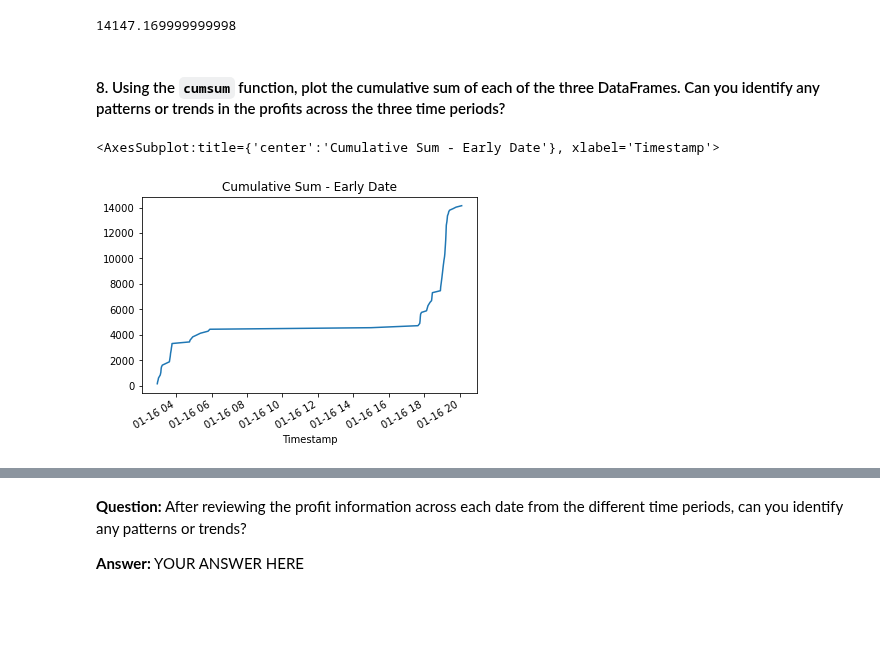
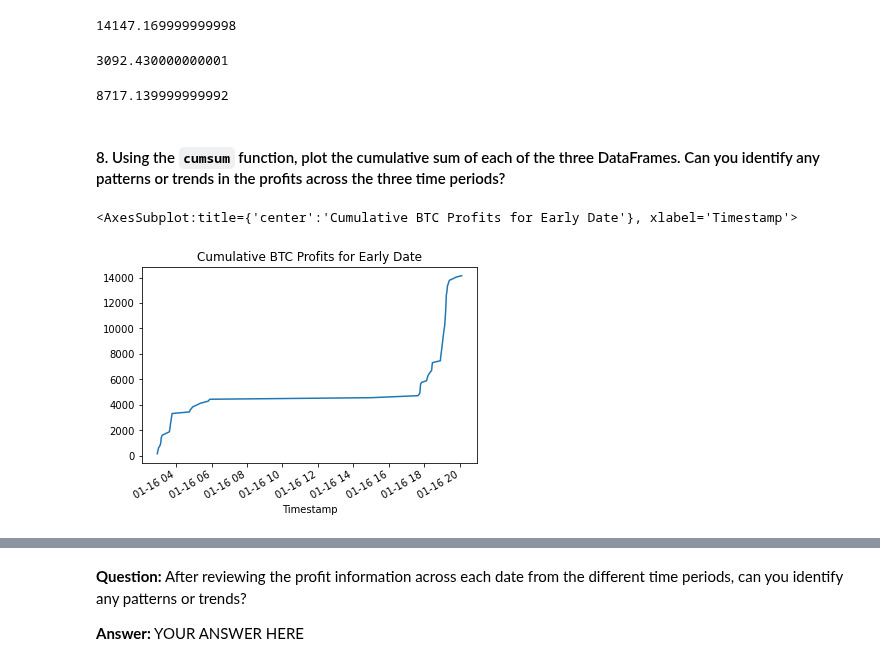
Before and after one commit to madut97/challenge3, a Jupyter notebook: crypto_arbitrage.ipynb, the cells around one changed output, grey strips where cells are left out. Saved outputs shown, nothing was run; the diff lists cells and outputs as text; code cells hidden in the pictures; blank space fills up the shorter version.

```diff
--- a/crypto_arbitrage.ipynb
+++ b/crypto_arbitrage.ipynb
@@ -492,8 +501,9 @@ Name: Close, dtype: float64
 # %%
 # For the date early in the dataset, calculate the spread returns by dividing the instances when the arbitrage spread is positive (> 0)
 # by the price of Bitcoin from the exchange you are buying on (the lower-priced exchange).
-spread_return_early=
+spread_return_early = arbitrage_spread_early_new[arbitrage_spread_early_new >0]/bit_early_date
 
 # Review the spread return DataFrame
-# YOUR CODE HERE
+
+spread_return_early.head()
 # %% [output]
@@ -503,8 +519,8 @@ SyntaxError: invalid syntax (1471430092.py, line 3)
 # %%
 # For the date early in the dataset, determine the number of times your trades with positive returns
 # exceed the 1% minimum threshold (.01) that you need to cover your costs
-profitable_trades_early = # YOUR CODE HERE
+profitable_trades_early = spread_return_early[spread_return_early> .01]
 
 # Review the first five profitable trades
-# YOUR CODE HERE
+profitable_trades_early.head()
 # %% [output]
@@ -520,11 +644,11 @@ SyntaxError: invalid syntax (1248570523.py, line 3)
 # %%
 # For the date early in the dataset, calculate the potential profit per trade in dollars
 # Multiply the profitable trades by the cost of the Bitcoin that was purchased
-profit_early = # YOUR CODE HERE
+profit_early = profitable_trades_early * bit_early_date
 
 # Drop any missing values from the profit DataFrame
-profit_per_trade_early = # YOUR CODE HERE
+profit_early = profit_early.dropna()
 
 # View the early profit DataFrame
-# YOUR CODE HERE
+profit_early.head()
 # %% [output]
@@ -545,13 +760,23 @@ SyntaxError: invalid syntax (2809958748.py, line 3)
 # %% [output]
 14147.169999999998
+# %%
+# Sum of the potential profits for the middle date profit per trade DataFrame
+profit_mid.sum()
+# %% [output]
+3092.430000000001
+# %%
+# Sum of the potential profits for the middle date profit per trade DataFrame
+profit_late.sum()
+# %% [output]
+8717.139999999992
 # %% [markdown]
 #### 8. Using the `cumsum` function, plot the cumulative sum of each of the three DataFrames. Can you identify any patterns or trends in the profits across the three time periods?
 # %%
 # Use the cumsum function to calculate the cumulative profits over time for the early profit per trade DataFrame
-cumulative_profit_early = # YOUR CODE HERE
+cumulative_profit_early = profit_early.cumsum()
 # %%
 # Plot the cumulative sum of profits for the early profit per trade DataFrame
-# YOUR CODE HERE
+cumulative_profit_early.plot(title="Cumulative BTC Profits for Early Date")
 # %% [output]
-<AxesSubplot:title={'center':'Cumulative Sum - Early Date'}, xlabel='Timestamp'>
+<AxesSubplot:title={'center':'Cumulative BTC Profits for Early Date'}, xlabel='Timestamp'>
-[figure, old version]
+[figure, new version]
```
Also changed, not shown: parts of 33 cells of this notebook, 7 other files.
